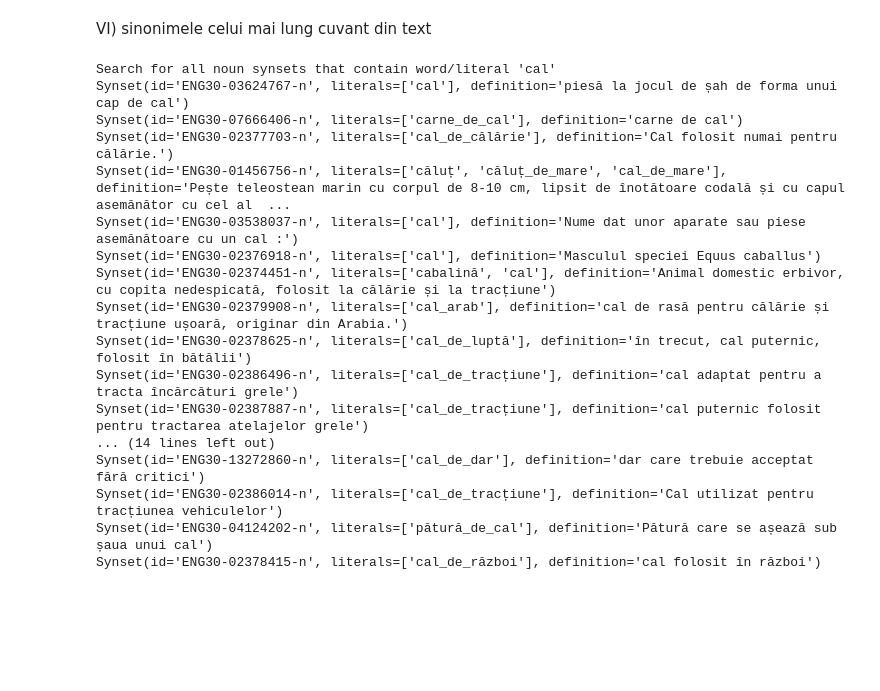
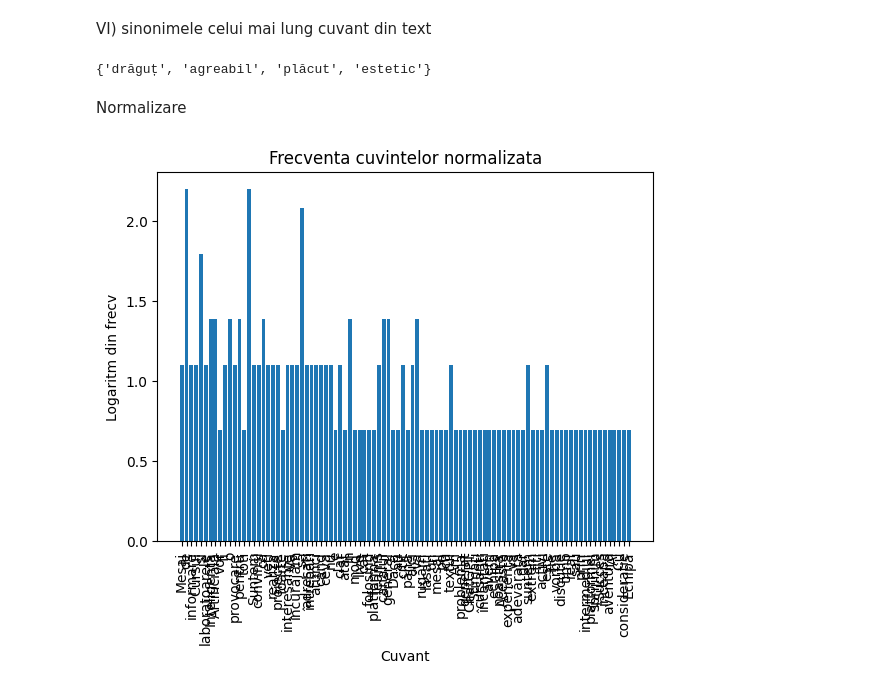
Before and after one commit to yslandrei/Facultate, a Jupyter notebook: AI/lab2/3.ipynb, the cells around one changed output. Cells and saved outputs as stored; diff of their text form; code cells hidden in the pictures; blank space fills up the shorter version.

```diff
--- a/AI/lab2/3.ipynb
+++ b/AI/lab2/3.ipynb
@@ -91,29 +75,50 @@ Cu consideratie, Echipa de Inteligenta Artificiala
 # %% [markdown]
 VI) sinonimele celui mai lung cuvant din text
-# %%
-import rowordnet as rwn
-from rowordnet import Synset
-wn = rwn.RoWordNet()
-word = 'cal'
-print("Search for all noun synsets that contain word/literal '{}'".format(word))
-synset_ids = wn.synsets(literal=word, pos=Synset.Pos.NOUN)
-for synset_id in synset_ids:
-    print(wn.synset(synset_id))
-# %% [output]
-Search for all noun synsets that contain word/literal 'cal'
-Synset(id='ENG30-03624767-n', literals=['cal'], definition='piesă la jocul de șah de forma unui cap de cal')
-Synset(id='ENG30-07666406-n', literals=['carne_de_cal'], definition='carne de cal')
-Synset(id='ENG30-02377703-n', literals=['cal_de_călărie'], definition='Cal folosit numai pentru călărie.')
-Synset(id='ENG30-01456756-n', literals=['căluț', 'căluț_de_mare', 'cal_de_mare'], definition='Pește teleostean marin cu corpul de 8-10 cm, lipsit de înotătoare codală și cu capul asemănător cu cel al  ...
-Synset(id='ENG30-03538037-n', literals=['cal'], definition='Nume dat unor aparate sau piese asemănătoare cu un cal :')
-Synset(id='ENG30-02376918-n', literals=['cal'], definition='Masculul speciei Equus caballus')
-Synset(id='ENG30-02374451-n', literals=['cabalină', 'cal'], definition='Animal domestic erbivor, cu copita nedespicată, folosit la călărie și la tracțiune')
-Synset(id='ENG30-02379908-n', literals=['cal_arab'], definition='cal de rasă pentru călărie și tracțiune ușoară, originar din Arabia.')
-Synset(id='ENG30-02378625-n', literals=['cal_de_luptă'], definition='în trecut, cal puternic, folosit în bătălii')
-Synset(id='ENG30-02386496-n', literals=['cal_de_tracțiune'], definition='cal adaptat pentru a tracta încărcături grele')
-Synset(id='ENG30-02387887-n', literals=['cal_de_tracțiune'], definition='cal puternic folosit pentru tractarea atelajelor grele')
-... (14 lines left out)
-Synset(id='ENG30-13272860-n', literals=['cal_de_dar'], definition='dar care trebuie acceptat fără critici')
-Synset(id='ENG30-02386014-n', literals=['cal_de_tracțiune'], definition='Cal utilizat pentru tracțiunea vehiculelor')
-Synset(id='ENG30-04124202-n', literals=['pătură_de_cal'], definition='Pătură care se așează sub șaua unui cal')
-Synset(id='ENG30-02378415-n', literals=['cal_de_război'], definition='cal folosit în război')
+# %%
+import nltk
+from nltk.corpus import wordnet
+from nltk.stem import WordNetLemmatizer
+
+def get_base_word(word):
+    # lemmatizer = WordNetLemmatizer()
+    # base_word = lemmatizer.lemmatize(word, 'n')  # Assuming 'n' for noun
+    # return base_word
+    return word
+
+def get_synonyms(word):
+    base_word = get_base_word(word)
+    synonyms = []
+    for synset in wordnet.synsets(base_word, lang='ron'):
+        for lemma in synset.lemmas(lang='ron'):
+            synonyms.append(lemma.name())
+    return set(synonyms).difference([word])
+
+print(get_synonyms('frumosasa'))
+# %% [output]
+{'drăguț', 'agreabil', 'plăcut', 'estetic'}
+# %% [markdown]
+Normalizare
+# %%
+from collections import Counter
+import math
+import matplotlib.pyplot as plt
+
+def apCuv(sentance):
+    words = nltk.tokenize.word_tokenize(sentance)
+    frecvente = Counter(words)
+    return frecvente
+frecvente_totale = Counter()
+for propozitie in propozitii:
+    frecvente = apCuv(propozitie)
+    frecvente_totale += frecvente
+
+log_frecvente = {cuvant: math.log(frecventa + 1) for cuvant, frecventa in frecvente_totale.items()}
+
+plt.bar(log_frecvente.keys(), log_frecvente.values())
+plt.xlabel('Cuvant')
+plt.ylabel('Logaritm din frecv')
+plt.title('Frecventa cuvintelor normalizata')
+plt.xticks(rotation=90)
+plt.show()
+# %% [output]
+[figure, added]
```
Also changed, not shown: parts of 6 cells of this notebook, 57 other files.
